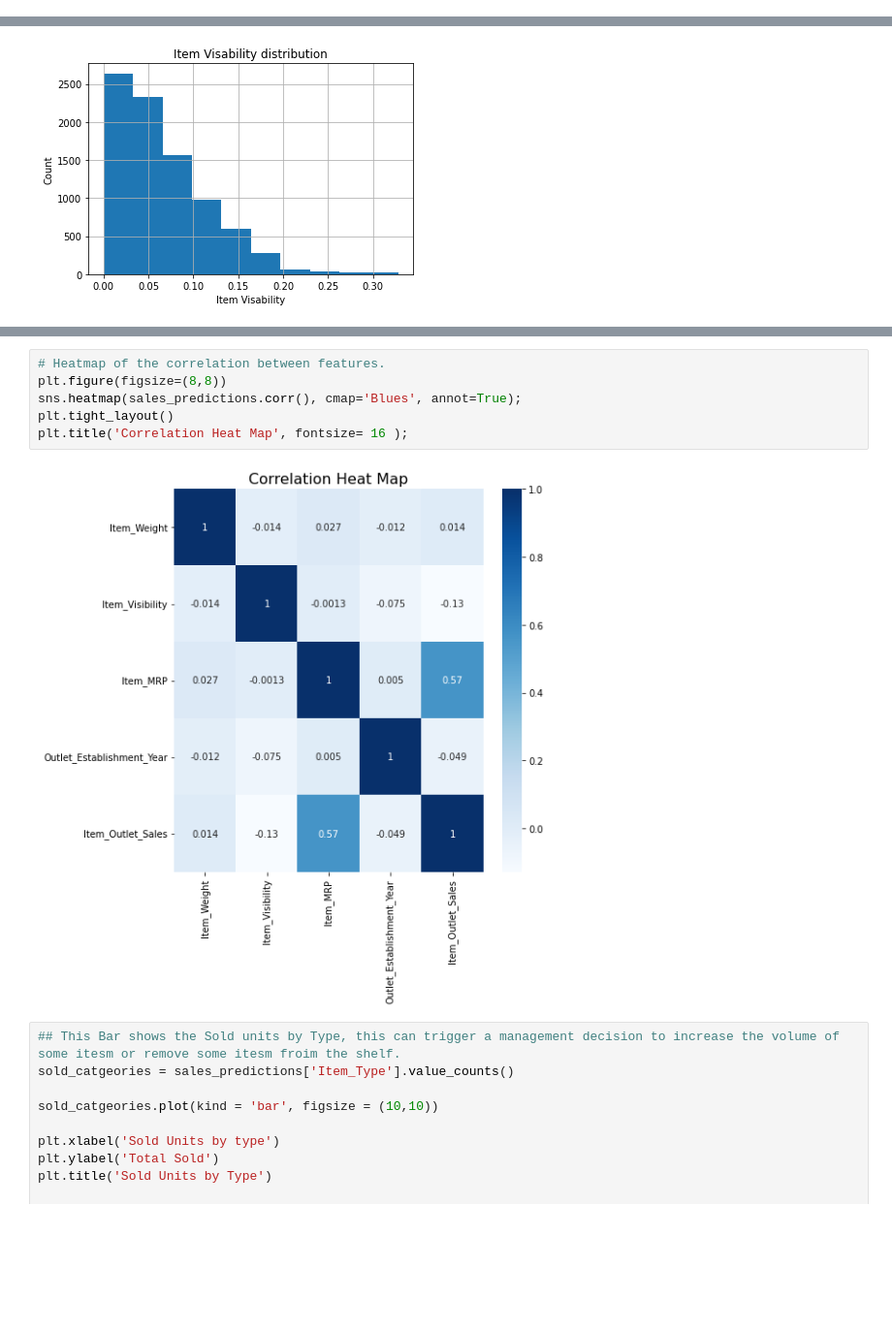
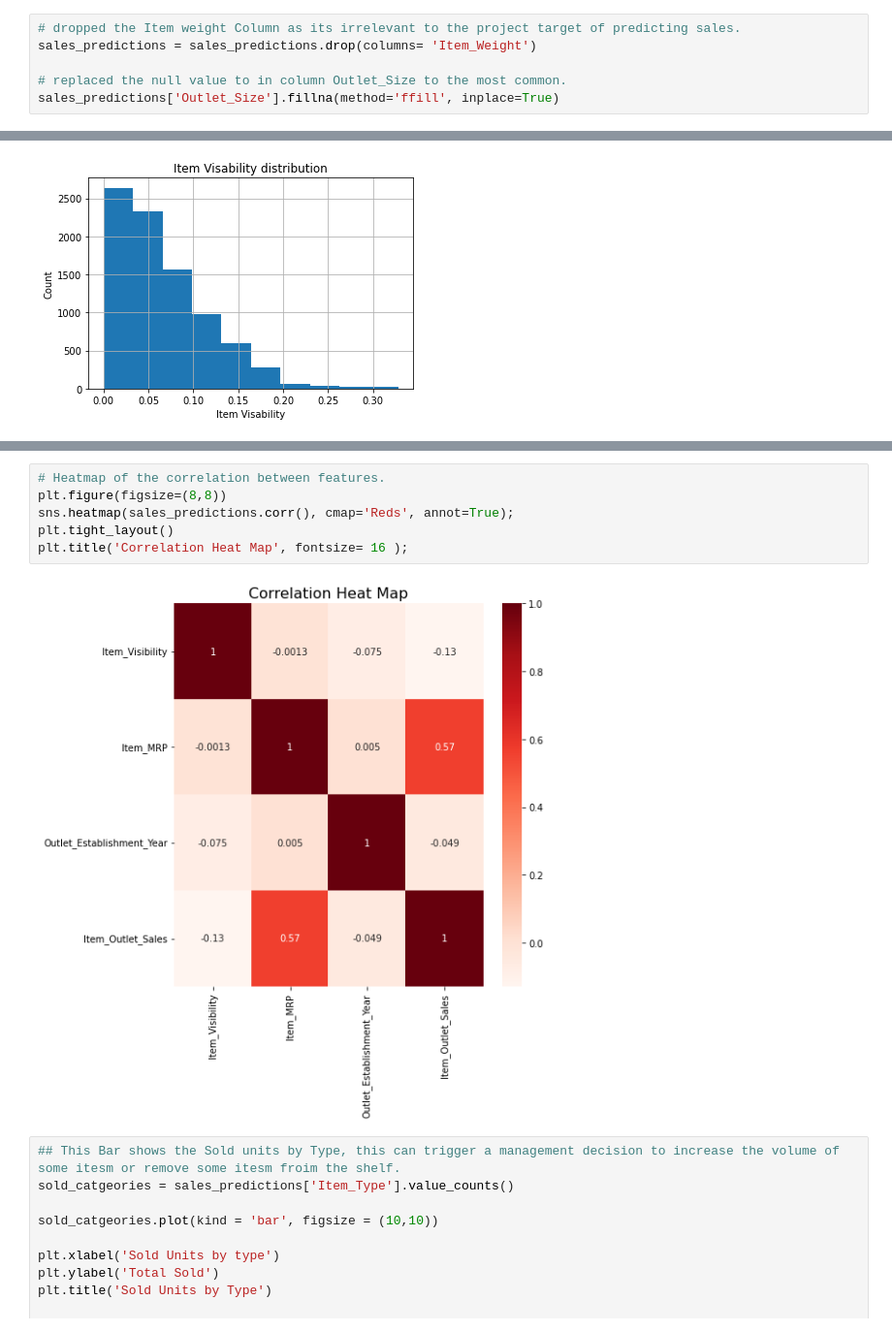
Before and after one commit to amrrahman1/Sales-Prediction, a Jupyter notebook: Sales_Pred_ML.ipynb, the cells around one changed output, grey strips where cells are left out. Shown: that part at 97% size. Saved outputs shown, nothing was run; the diff lists cells and outputs as text; blank space fills up the shorter version.

```diff
--- a/Sales_Pred_ML.ipynb
+++ b/Sales_Pred_ML.ipynb
@@ -99,0 +127,6 @@ dtype: int64
+# %%
+# dropped the Item weight Column as its irrelevant to the project target of predicting sales.
+sales_predictions = sales_predictions.drop(columns= 'Item_Weight')
+
+# replaced the null value to in column Outlet_Size to the most common.
+sales_predictions['Outlet_Size'].fillna(method='ffill', inplace=True)
@@ -173,11 +216,11 @@ plt.xticks(rotation= 90);
 # %%
 # Heatmap of the correlation between features.
 plt.figure(figsize=(8,8))
-sns.heatmap(sales_predictions.corr(), cmap='Blues', annot=True);
+sns.heatmap(sales_predictions.corr(), cmap='Reds', annot=True);
 plt.tight_layout()
 plt.title('Correlation Heat Map', fontsize= 16 );
 # %% [output]
-[figure, old version]
+[figure, new version]
 # %%
 ## This Bar shows the Sold units by Type, this can trigger a management decision to increase the volume of some itesm or remove some itesm froim the shelf.
 sold_catgeories = sales_predictions['Item_Type'].value_counts()
```
Also changed, not shown: parts of 19 cells of this notebook.
